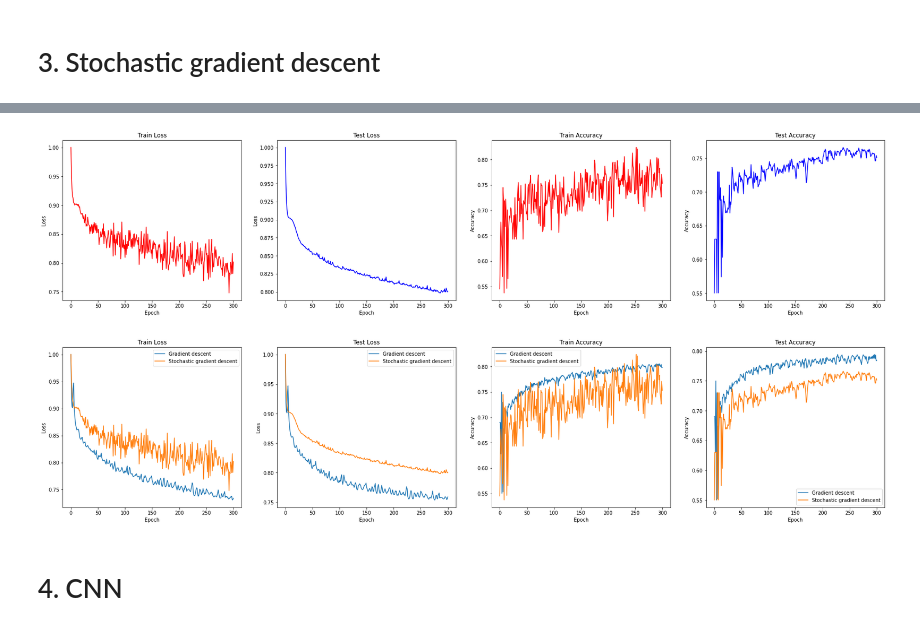
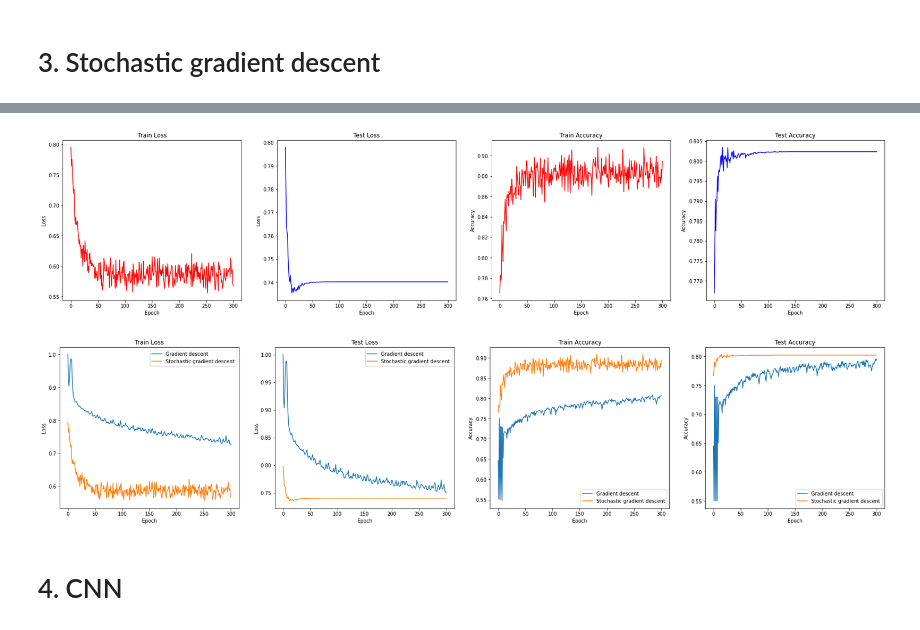
Before and after one commit to DilmiCaldera/Classification-Model-for-CIFAR10, a Jupyter notebook: A04_code.ipynb, the cells around one changed output, grey strips where cells are left out. Cells and saved outputs as stored; diff of their text form; code cells hidden in the pictures.

```diff
--- a/A04_code.ipynb
+++ b/A04_code.ipynb
@@ -241,7 +241,7 @@ w2N: (200, 10)
 b1N: (200,)
 b2N: (10,)
 # %%
-def TwoLayer(x_train,y_train,x_test,y_test,K,Din,batch_size,lr,lr_decay,reg,stochastic):
+def TwoLayer(x_train,y_train,x_test,y_test,K,Din,batch_size,lr,lr_decay,reg):
     Ntr = x_train.shape[0]
     Nte = x_test.shape[0]
 
@@ -260,16 +260,7 @@ def TwoLayer(x_train,y_train,x_test,y_test,K,Din,batch_size,lr,lr_decay,reg,stoc
     rng = np.random.default_rng(seed=seed)
 
     for t in range(iterations+1):
-        #run a group of batch for each epoch
-        if stochastic:
-            indices = np.array([],dtype=int)
-            for btch in range(int(Ntr/batch_size)):
-                ind = np.arange(btch*batch_size,batch_size*(btch+1))
-                rng.shuffle(ind)
-                indices = np.append(indices,ind[0])
-        #run a random batch for each epoch
-        else:
-            indices = np.random.choice(Ntr,batch_size)
+        indices = np.random.choice(Ntr,batch_size)
 
         rng.shuffle(indices)
         x=x_train[indices]
@@ -317,5 +308,5 @@ iterations = 300
 lr = 1.4e-2     #learning rate,alpha
 lr_decay= 0.999
 reg = 5e-6      #regularization parameter,lamda
-w1N,b1N,w2N,b2N,loss_historyN,tst_loss_historyN,train_acc_historyN,val_acc_historyN = TwoLayer(x_train,y_train,x_test,y_test,K,Din,batch_size,lr,lr_decay,reg,False)
+w1N,b1N,w2N,b2N,loss_historyN,tst_loss_historyN,train_acc_historyN,val_acc_historyN = TwoLayer(x_train,y_train,x_test,y_test,K,Din,batch_size,lr,lr_decay,reg)
 # %% [output]
@@ -347,7 +399,8 @@ Plot(lst1)
 # %%
+iterations = 300
 batch_size = 500
 lr = 1.4e-2     #learning rate,alpha
 lr_decay= 0.999
 reg = 5e-6      #regularization parameter,lamda
-w1N,b1N,w2N,b2N,loss_historyN2,tst_loss_historyN2,train_acc_historyN2,val_acc_historyN2 = TwoLayer(x_train,y_train,x_test,y_test,K,Din,batch_size,lr,lr_decay,reg,True)
+w1Ns,b1Ns,w2Ns,b2Ns,loss_historyNs,tst_loss_historyNs,train_acc_historyNs,val_acc_historyNs = TwoLayer_sgd(x_train,y_train,x_test,y_test,K,Din,batch_size,lr,lr_decay,reg)
 # %% [output]
@@ -371,16 +424,16 @@ iteration 300 / 300: Train loss = 0.801561 , Test loss = 0.800223 , Train accura
 # %%
 #plotting
-lst1 = [loss_historyN2,tst_loss_historyN2,train_acc_historyN2,val_acc_historyN2]
+lst1 = [loss_historyNs,tst_loss_historyNs,train_acc_historyNs,val_acc_historyNs]
 Plot(lst1)
 # %% [output]
-[figure, old version]
+[figure, new version]
 # %%
 #compare
 lst1 = [loss_historyN,tst_loss_historyN,train_acc_historyN,val_acc_historyN]
-lst2 = [loss_historyN2,tst_loss_historyN2,train_acc_historyN2,val_acc_historyN2]
+lst2 = [loss_historyNs,tst_loss_historyNs,train_acc_historyNs,val_acc_historyNs]
 Plot(lst1,lst2,compare=True)
 # %% [output]
-[figure, old version]
+[figure, new version]
 # %% [markdown]
 # 4. CNN
 # %%
```
Also changed, not shown: parts of 4 cells of this notebook.
